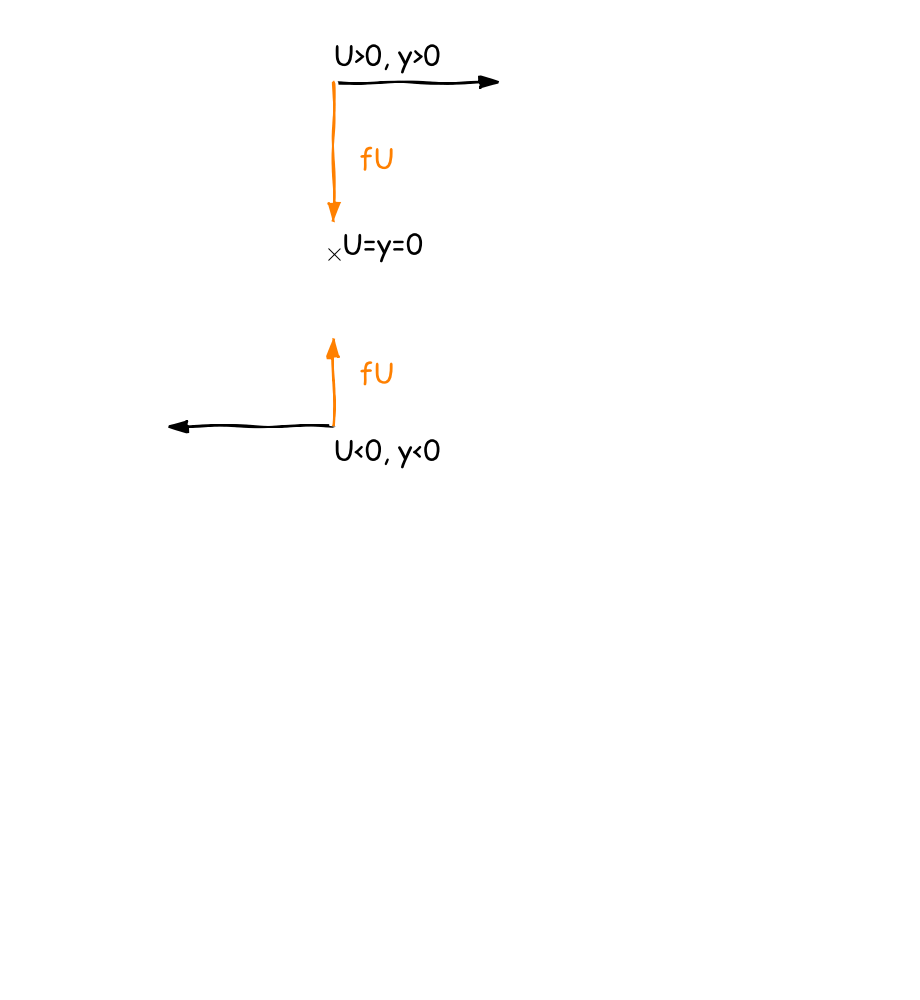
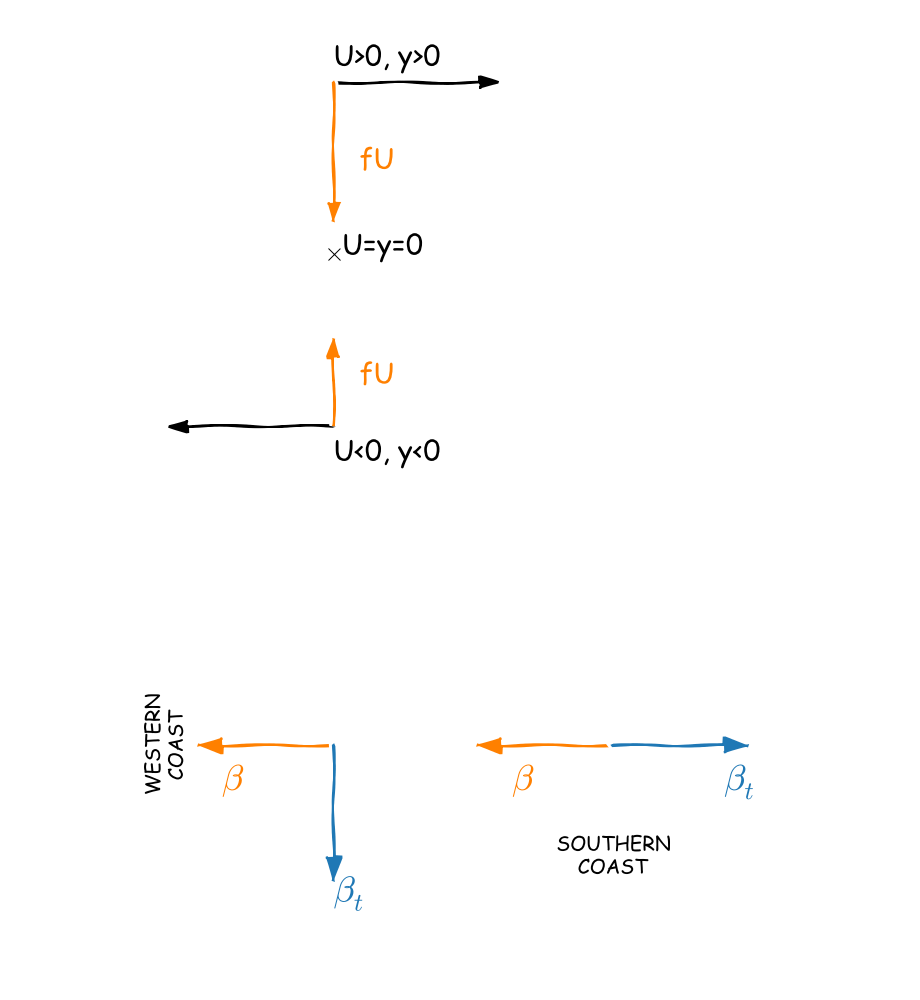
Before and after one commit to dcherian/xkcd-like-schematic, a Jupyter notebook: schematics.ipynb, the cells around one changed output. Saved outputs shown, nothing was run; the diff lists cells and outputs as text; code cells hidden in the pictures; blank space fills up the shorter version.

```diff
--- a/schematics.ipynb
+++ b/schematics.ipynb
@@ -129,3 +131,32 @@ with plt.xkcd():
 plt.savefig('images/byuforce.png', bbox_inches='tight')
 # %% [output]
 [figure]
+# %%
+with plt.xkcd():
+    ax = plt.gca()
+    # southern coast
+    plt.arrow(0.75,0,-0.5,0, head_width=0.07, color=coloram) # β
+    plt.arrow(0.75,0,0.5,0, head_width=0.07, color=colorbot) # β_t
+    plt.text(0.3,-0.2, r'$\beta$', fontsize=18, color=coloram)
+    plt.text(1.25,-0.2, r'$\beta_t$', fontsize=18, color=colorbot)
+
+    # western coast
+    plt.arrow(-0.5,0,-0.5,0, head_width=0.07, color=coloram) # β
+    plt.arrow(-0.5,0,0,-0.5, head_width=0.07, color=colorbot) # β_t
+    plt.text(-1.0,-0.2, r'$\beta$', fontsize=18, color=coloram)
+    plt.text(-0.5,-0.7, r'$\beta_t$', fontsize=18, color=colorbot)
+    plt.xlim([-1.5,1.5])
+    plt.ylim([-1.,1])
+
+    # name coasts
+    plt.text(0.75,-0.5, 'SOUTHERN\nCOAST',
+             fontsize=10, va='center', ha='center')
+    plt.text(-1.25,0, 'WESTERN\nCOAST',
+             rotation=90, fontsize=10,va='center', ha='center')
+    ax.get_xaxis().set_visible(False)
+    ax.get_yaxis().set_visible(False)
+    plt.box(None)
+
+plt.savefig('images/betas.png', bbox_inches='tight');
+# %% [output]
+[figure, added]
```
Also changed, not shown: parts of 3 cells of this notebook.
